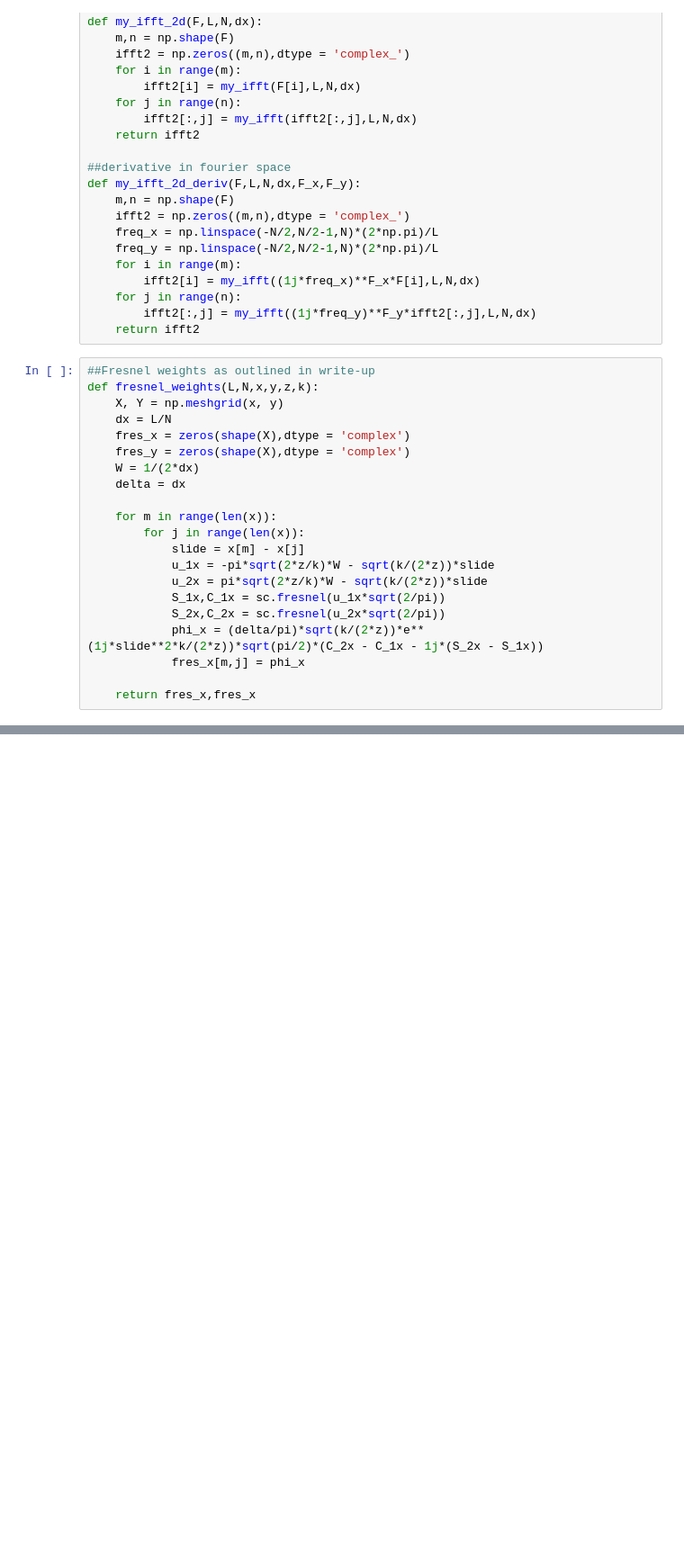
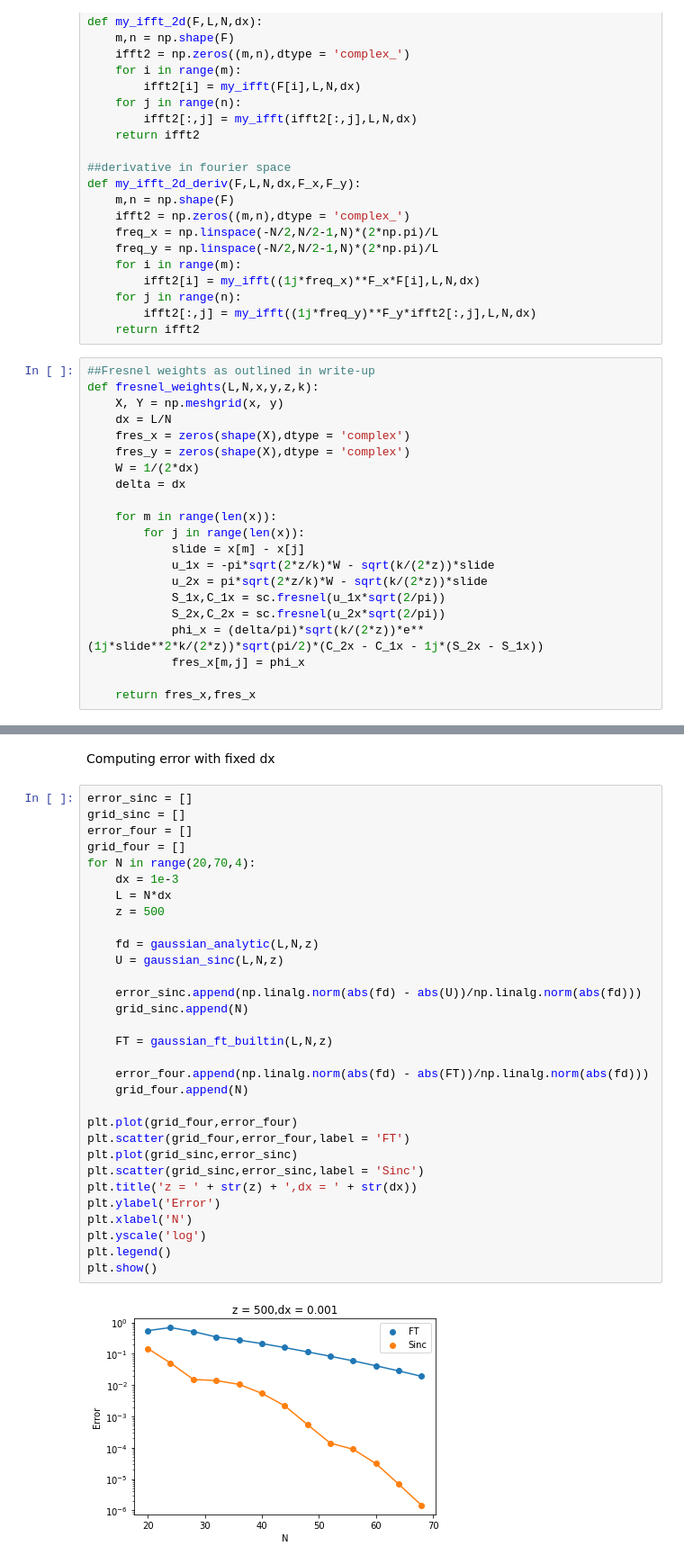
Before and after one commit to TeddyMeissner/Diffraction-Integral, a Jupyter notebook: for_github.ipynb, the cells around one changed output, grey strips where cells are left out. Shown at 90% size. Drawn from its saved outputs; the diff is of its cells as text; blank space fills up the shorter version.

```diff
--- a/for_github.ipynb
+++ b/for_github.ipynb
@@ -134,0 +352,35 @@ def fresnel_weights(L,N,x,y,z,k):
+# %% [markdown]
+Computing error with fixed dx
+# %%
+error_sinc = []
+grid_sinc = []
+error_four = []
+grid_four = []
+for N in range(20,70,4):
+    dx = 1e-3
+    L = N*dx
+    z = 500
+
+    fd = gaussian_analytic(L,N,z)
+    U = gaussian_sinc(L,N,z)
+
+    error_sinc.append(np.linalg.norm(abs(fd) - abs(U))/np.linalg.norm(abs(fd)))
+    grid_sinc.append(N)
+
+    FT = gaussian_ft_builtin(L,N,z)
+
+    error_four.append(np.linalg.norm(abs(fd) - abs(FT))/np.linalg.norm(abs(fd)))
+    grid_four.append(N)
+
+plt.plot(grid_four,error_four)
+plt.scatter(grid_four,error_four,label = 'FT')
+plt.plot(grid_sinc,error_sinc)
+plt.scatter(grid_sinc,error_sinc,label = 'Sinc')
+plt.title('z = ' + str(z) + ',dx = ' + str(dx))
+plt.ylabel('Error')
+plt.xlabel('N')
+plt.yscale('log')
+plt.legend()
+plt.show()
+# %% [output]
+[figure, added]
```
Also changed, not shown: parts of 18 cells of this notebook, 2 other files.
